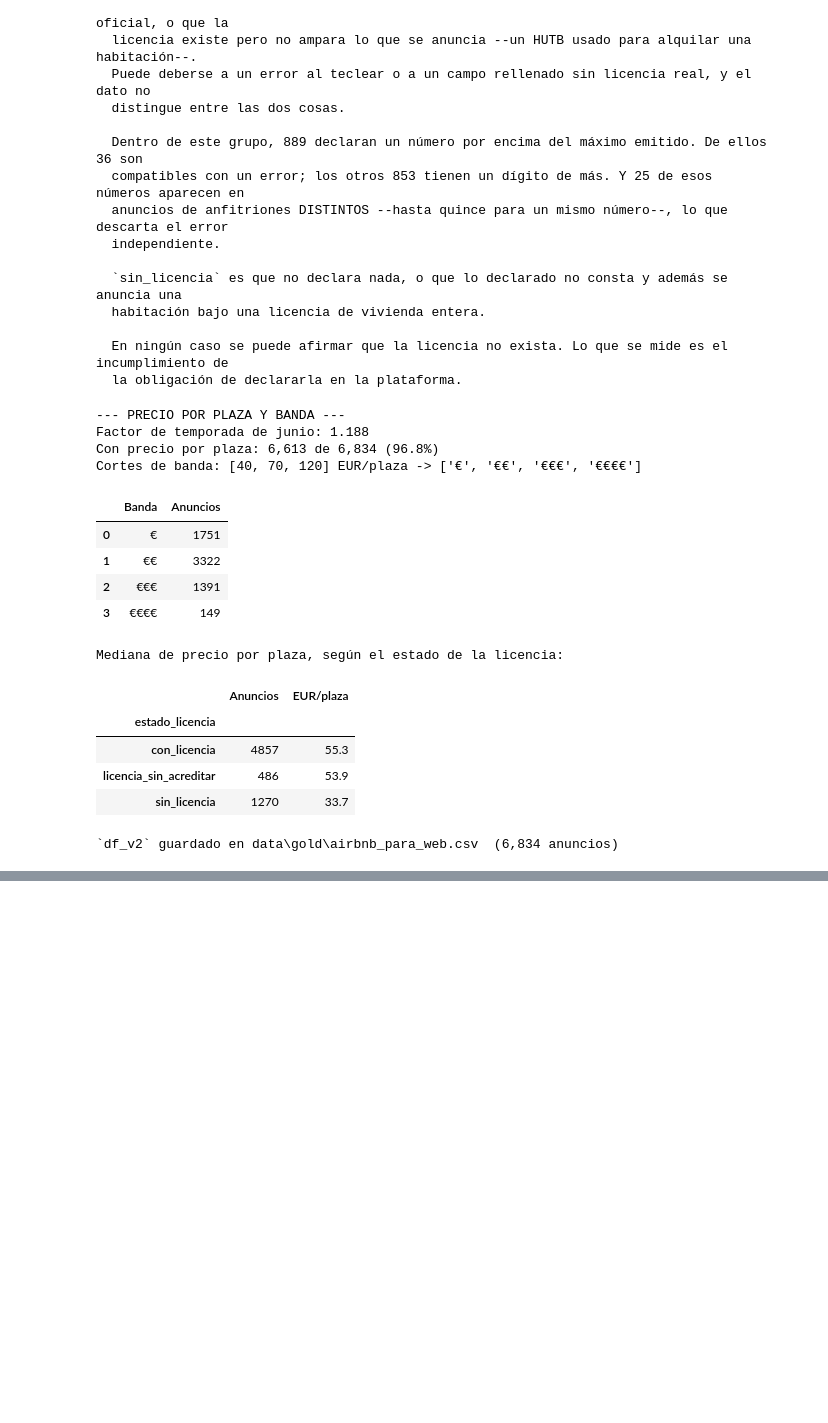
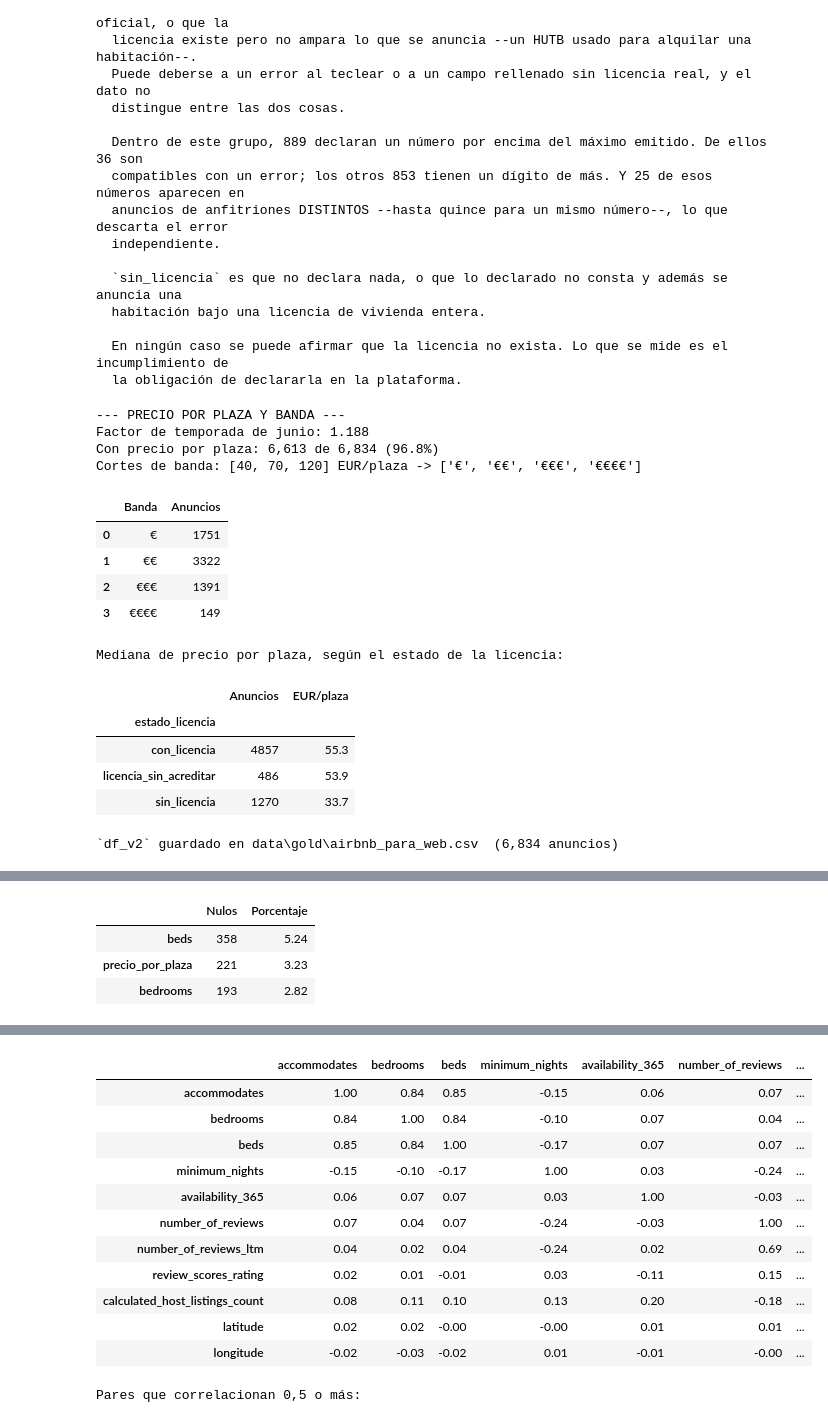
Before and after one commit to Ruthlessallen/Turismo-y-Barcelona, a Jupyter notebook: pipeline/notebooks/revisar_airbnb_v2.ipynb, the cells around one changed output, grey strips where cells are left out. Drawn from its saved outputs; the diff is of its cells as text; code cells hidden in the pictures; blank space fills up the shorter version.

```diff
--- a/pipeline/notebooks/revisar_airbnb_v2.ipynb
+++ b/pipeline/notebooks/revisar_airbnb_v2.ipynb
@@ -2553,0 +2560,63 @@ Mediana de precio por plaza, según el estado de la licencia:
+# %%
+# 34. Antes de modelar: qué datos hay para entrenar
+#
+# Tres preguntas, en este orden, porque cada una condiciona la siguiente:
+#
+#   1. **Nulos** — qué falta, y si falta en el objetivo o en las explicativas
+#   2. **Colinealidad** — qué variables dicen lo mismo, porque eso no estropea la predicción pero
+#      sí destroza la lectura de importancias
+#   3. **Peso** — cuánto aporta cada una, medido por bloques y no una a una
+#
+# El orden importa: medir la importancia de `bedrooms` sin saber que correlaciona 0,9 con
+# `accommodates` lleva a concluir que ninguna de las dos sirve, cuando lo que pasa es que se
+# tapan entre ellas.
+
+import numpy as np
+import pandas as pd
+
+OBJETIVO = "precio_por_plaza"
+
+NUMERICAS = ["accommodates", "bedrooms", "beds", "minimum_nights", "availability_365",
+             "number_of_reviews", "number_of_reviews_ltm", "review_scores_rating",
+             "calculated_host_listings_count", "latitude", "longitude"]
+CATEGORICAS = ["room_type", "property_type", "neighbourhood", "neighbourhood_group",
+               "estado_licencia", "tipo_cesion"]
+
+print("=== 1. NULOS ===")
+nulos = pd.DataFrame({
+    "Nulos": df_v2[[OBJETIVO] + NUMERICAS + CATEGORICAS].isna().sum(),
+    "Porcentaje": (df_v2[[OBJETIVO] + NUMERICAS + CATEGORICAS].isna().mean() * 100).round(2),
+})
+display(nulos[nulos["Nulos"] > 0].sort_values("Nulos", ascending=False))
+print(f"Sin ningún nulo: {int((nulos['Nulos'] == 0).sum())} de {len(nulos)} variables")
+print()
+print(f"El objetivo `{OBJETIVO}` falta en {int(df_v2[OBJETIVO].isna().sum()):,} anuncios "
+      f"({df_v2[OBJETIVO].isna().mean():.1%}): son los que habrá que estimar.")
+print(f"Quedan {int(df_v2[OBJETIVO].notna().sum()):,} para entrenar.")
+
+print()
+print("=== 2. COLINEALIDAD entre las numéricas ===")
+entrenamiento = df_v2[df_v2[OBJETIVO].notna()].copy()
+corr = entrenamiento[NUMERICAS].corr().round(2)
+display(corr)
+
+# Los pares que van casi de la mano. Por encima de 0,7 dejan de aportar informacion separada.
+pares = []
+for i, a in enumerate(NUMERICAS):
+    for b in NUMERICAS[i + 1:]:
+        r = corr.loc[a, b]
+        if abs(r) >= 0.5:
+            pares.append({"Variable A": a, "Variable B": b, "Correlación": r})
+print("Pares que correlacionan 0,5 o más:")
+display(pd.DataFrame(pares).sort_values("Correlación", key=abs, ascending=False)
+        if pares else pd.DataFrame({"": ["ninguno"]}))
+
+# Las categoricas tambien se solapan: barrio y distrito son la misma informacion a dos escalas.
+print()
+print("Solapamiento entre las categóricas geográficas:")
+cruce = entrenamiento.groupby("neighbourhood")["neighbourhood_group"].nunique()
+print(f"  distritos por barrio (mediana): {cruce.median():.0f}  "
+      f"-> el barrio determina el distrito, no aportan por separado")
+print(f"  barrios: {entrenamiento['neighbourhood'].nunique()}  |  "
+      f"distritos: {entrenamiento['neighbourhood_group'].nunique()}")
+# %% [output]
@@ -2553,0 +2624,4 @@ Mediana de precio por plaza, según el estado de la licencia:
+|  | Nulos | Porcentaje |
+| beds | 358 | 5.24 |
+| precio_por_plaza | 221 | 3.23 |
+| bedrooms | 193 | 2.82 |
@@ -2553,0 +2634,13 @@ Mediana de precio por plaza, según el estado de la licencia:
+|  | accommodates | bedrooms | beds | minimum_nights | availability_365 | number_of_reviews | ... |
+| accommodates | 1.00 | 0.84 | 0.85 | -0.15 | 0.06 | 0.07 | ... |
+| bedrooms | 0.84 | 1.00 | 0.84 | -0.10 | 0.07 | 0.04 | ... |
+| beds | 0.85 | 0.84 | 1.00 | -0.17 | 0.07 | 0.07 | ... |
+| minimum_nights | -0.15 | -0.10 | -0.17 | 1.00 | 0.03 | -0.24 | ... |
+| availability_365 | 0.06 | 0.07 | 0.07 | 0.03 | 1.00 | -0.03 | ... |
+| number_of_reviews | 0.07 | 0.04 | 0.07 | -0.24 | -0.03 | 1.00 | ... |
+| number_of_reviews_ltm | 0.04 | 0.02 | 0.04 | -0.24 | 0.02 | 0.69 | ... |
+| review_scores_rating | 0.02 | 0.01 | -0.01 | 0.03 | -0.11 | 0.15 | ... |
+| calculated_host_listings_count | 0.08 | 0.11 | 0.10 | 0.13 | 0.20 | -0.18 | ... |
+| latitude | 0.02 | 0.02 | -0.00 | -0.00 | 0.01 | 0.01 | ... |
+| longitude | -0.02 | -0.03 | -0.02 | 0.01 | -0.01 | -0.00 | ... |
+Pares que correlacionan 0,5 o más:
```
Also changed, not shown: parts of 15 cells of this notebook, 6 other files.
